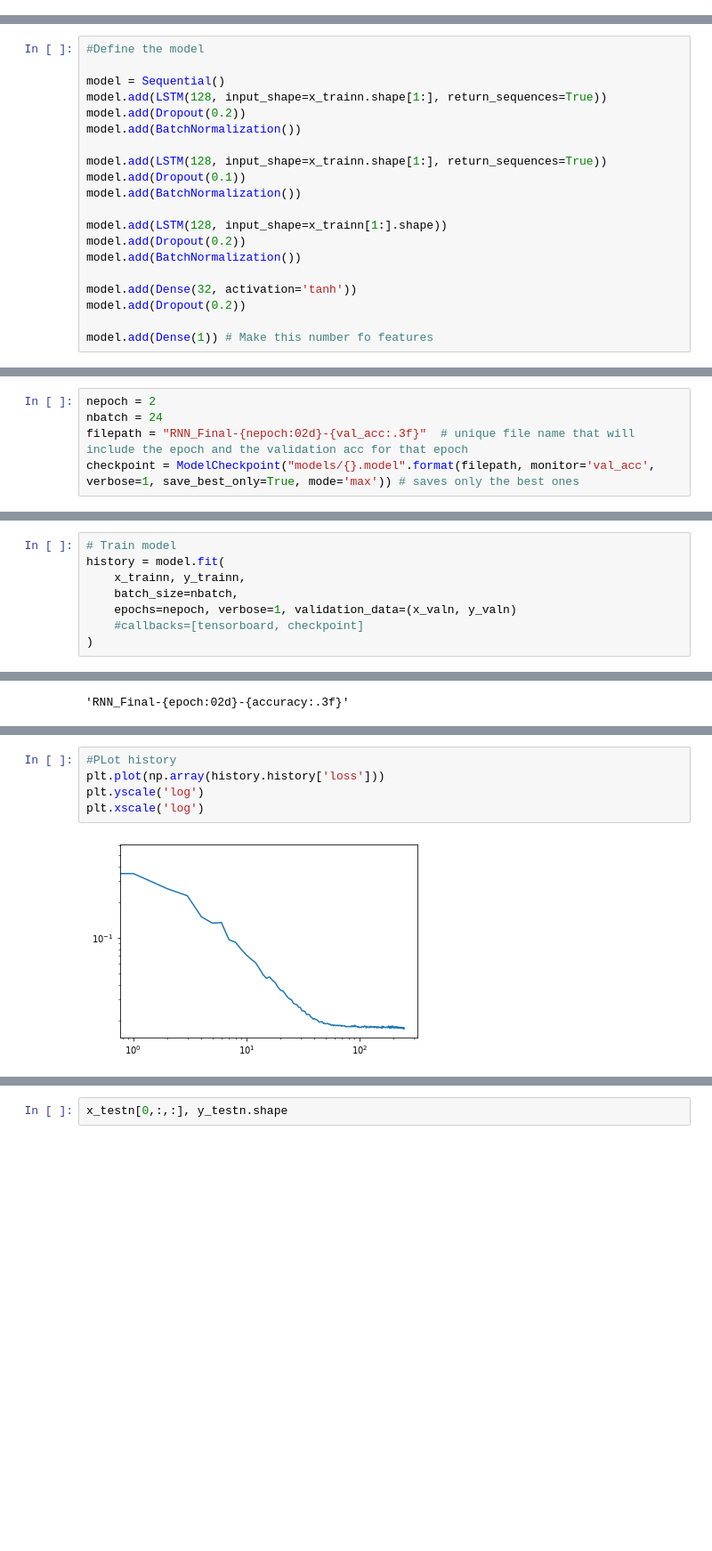
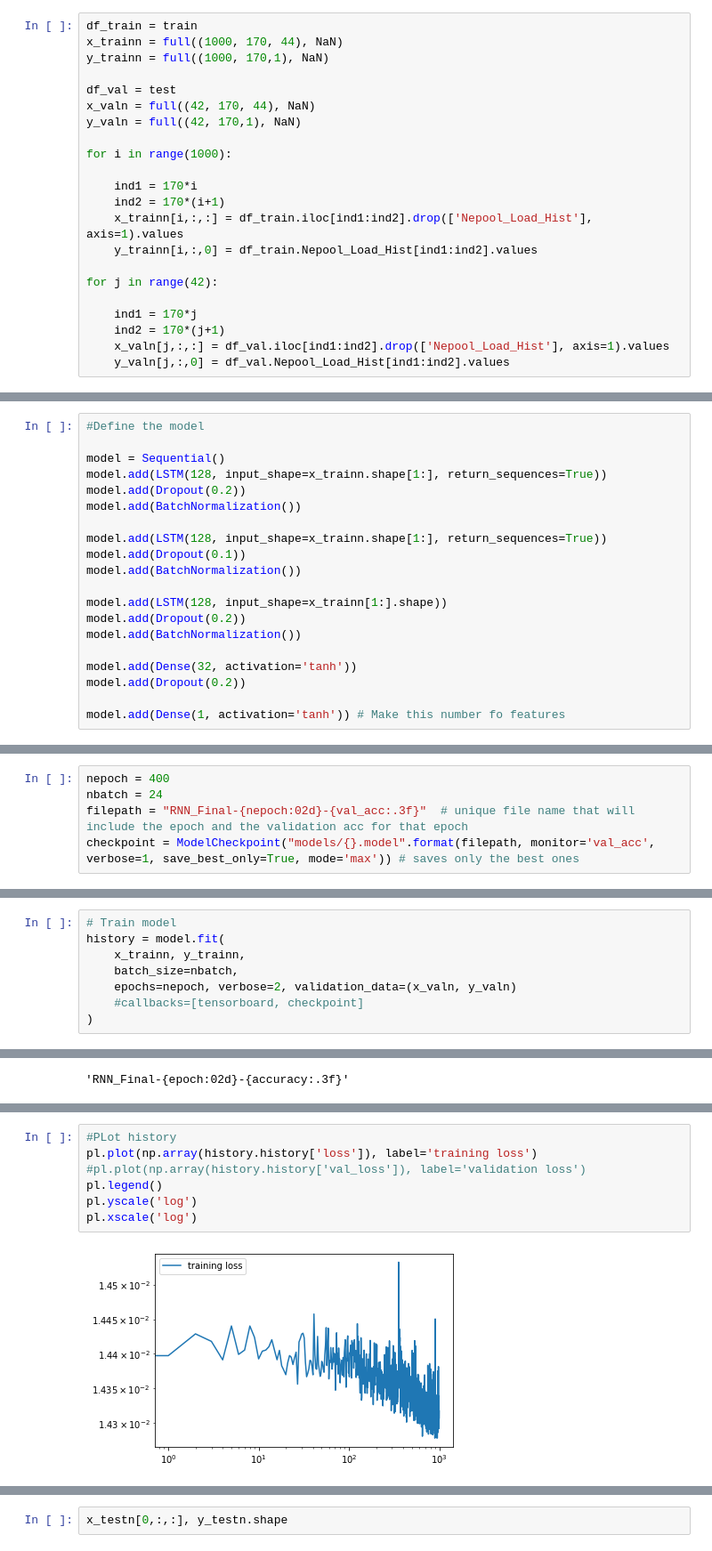
Before and after one commit to takao8/MLTSAProject, a Jupyter notebook: RNN_network_code.ipynb, the cells around one changed output, grey strips where cells are left out. Shown at 89% size. Cells and saved outputs as stored; diff of their text form; blank space fills up the shorter version.

```diff
--- a/RNN_network_code.ipynb
+++ b/RNN_network_code.ipynb
@@ -392,0 +329,22 @@ array([0.23898134, 0.36101866, 0.14346949, 0.09778114, 0.13535048,
+# %%
+df_train = train
+x_trainn = full((1000, 170, 44), NaN)
+y_trainn = full((1000, 170,1), NaN)
+
+df_val = test
+x_valn = full((42, 170, 44), NaN)
+y_valn = full((42, 170,1), NaN)
+
+for i in range(1000):
+
+    ind1 = 170*i
+    ind2 = 170*(i+1)
+    x_trainn[i,:,:] = df_train.iloc[ind1:ind2].drop(['Nepool_Load_Hist'], axis=1).values
+    y_trainn[i,:,0] = df_train.Nepool_Load_Hist[ind1:ind2].values
+
+for j in range(42):
+
+    ind1 = 170*j
+    ind2 = 170*(j+1)
+    x_valn[j,:,:] = df_val.iloc[ind1:ind2].drop(['Nepool_Load_Hist'], axis=1).values
+    y_valn[j,:,0] = df_val.Nepool_Load_Hist[ind1:ind2].values
@@ -420,7 +393,7 @@ model.add(BatchNormalization())
 model.add(Dense(32, activation='tanh'))
 model.add(Dropout(0.2))
 
-model.add(Dense(1)) # Make this number fo features
+model.add(Dense(1, activation='tanh')) # Make this number fo features
 # %%
 print(model.summary())
 # %% [output]
@@ -460,7 +433,7 @@ fut_pred = 10000
 name = f"seq-{seq_len}-pred-{fut_pred}-{int(time.time())}"
 tensorboard = TensorBoard(log_dir="logs/{}".format(name))
 # %%
-nepoch = 2
+nepoch = 400
 nbatch = 24
 filepath = "RNN_Final-{nepoch:02d}-{val_acc:.3f}"  # unique file name that will include the epoch and the validation acc for that epoch
 checkpoint = ModelCheckpoint("models/{}.model".format(filepath, monitor='val_acc', verbose=1, save_best_only=True, mode='max')) # saves only the best ones
@@ -469,7 +446,7 @@ checkpoint = ModelCheckpoint("models/{}.model".format(filepath, monitor='val_acc
 history = model.fit(
     x_trainn, y_trainn,
     batch_size=nbatch,
-    epochs=nepoch, verbose=1, validation_data=(x_valn, y_valn)
+    epochs=nepoch, verbose=2, validation_data=(x_valn, y_valn)
     #callbacks=[tensorboard, checkpoint]
 )
 # %% [output]
@@ -512,10 +486,12 @@ score
 # %%
 #PLot history
-plt.plot(np.array(history.history['loss']))
-plt.yscale('log')
-plt.xscale('log')
+pl.plot(np.array(history.history['loss']), label='training loss')
+#pl.plot(np.array(history.history['val_loss']), label='validation loss')
+pl.legend()
+pl.yscale('log')
+pl.xscale('log')
 # %% [output]
-[figure, old version]
+[figure, new version]
 # %%
 import matplotlib.pyplot as plt
 
```
Also changed, not shown: parts of 40 cells of this notebook.
